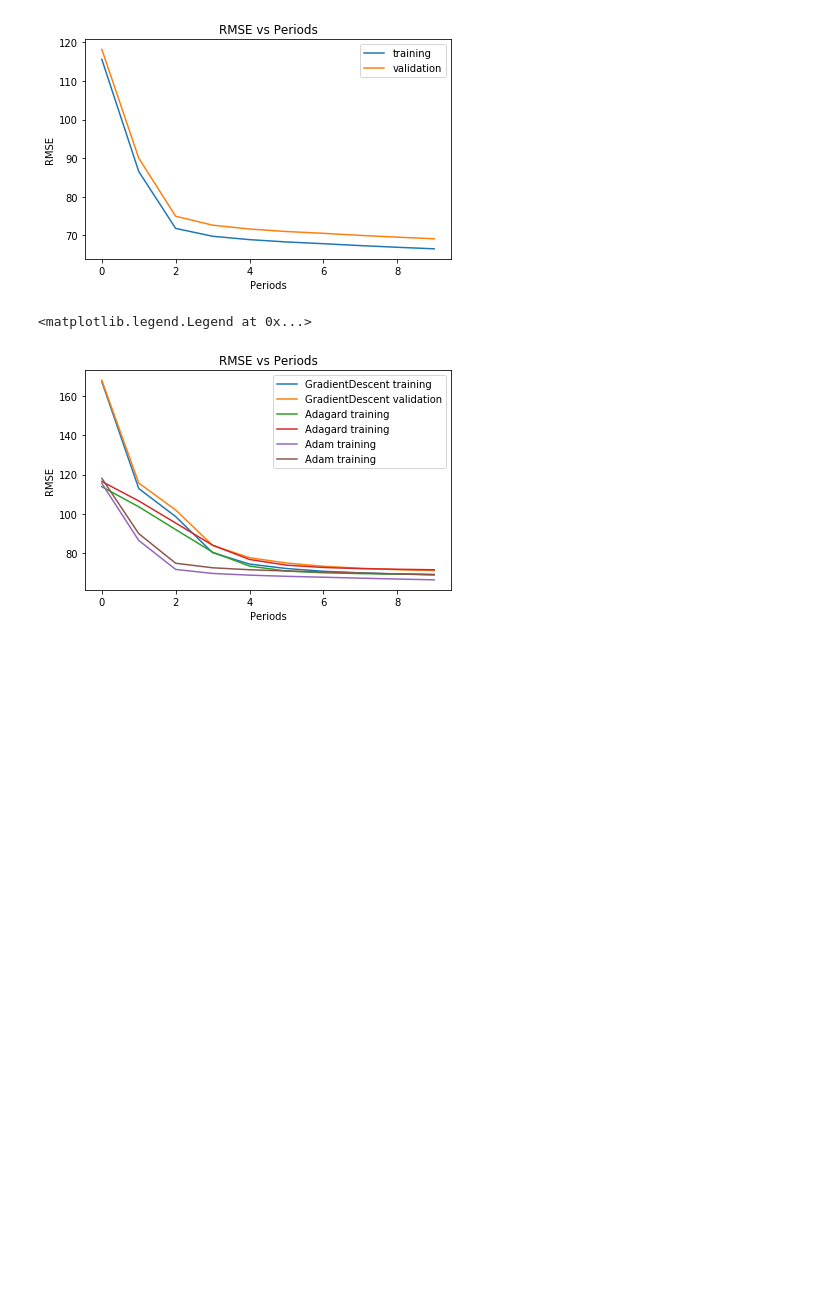
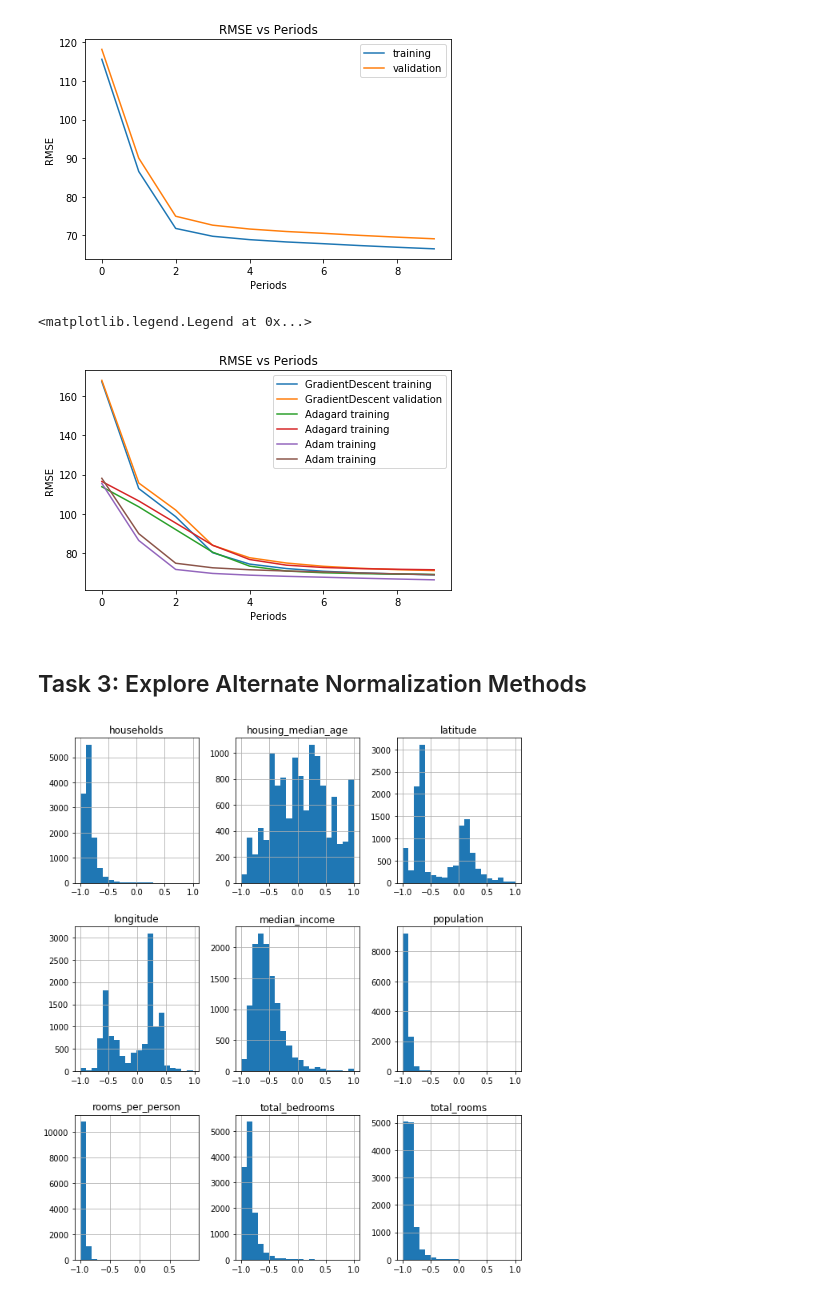
Before and after one commit to AustinSong/ml-crash-course, a Jupyter notebook: programming_exercises/Improving Neural Network Performance.ipynb, the cells around one changed output. Drawn from its saved outputs; the diff is of its cells as text; code cells hidden in the pictures; blank space fills up the shorter version.

Commit message:
complete task 3 'Improving Neural Network Performance'

```diff
--- a/programming_exercises/Improving Neural Network Performance.ipynb
+++ b/programming_exercises/Improving Neural Network Performance.ipynb
@@ -370,3 +370,9 @@ plt.legend()
 # %% [output]
 <matplotlib.legend.Legend at 0x...>
 [figure]
+# %% [markdown]
+## Task 3: Explore Alternate Normalization Methods
+# %%
+_ = normalized_training_examples.hist(bins=20, figsize=(10,12), xlabelsize=10)
+# %% [output]
+[figure, added]
```
Also changed, not shown: parts of 3 cells of this notebook.
